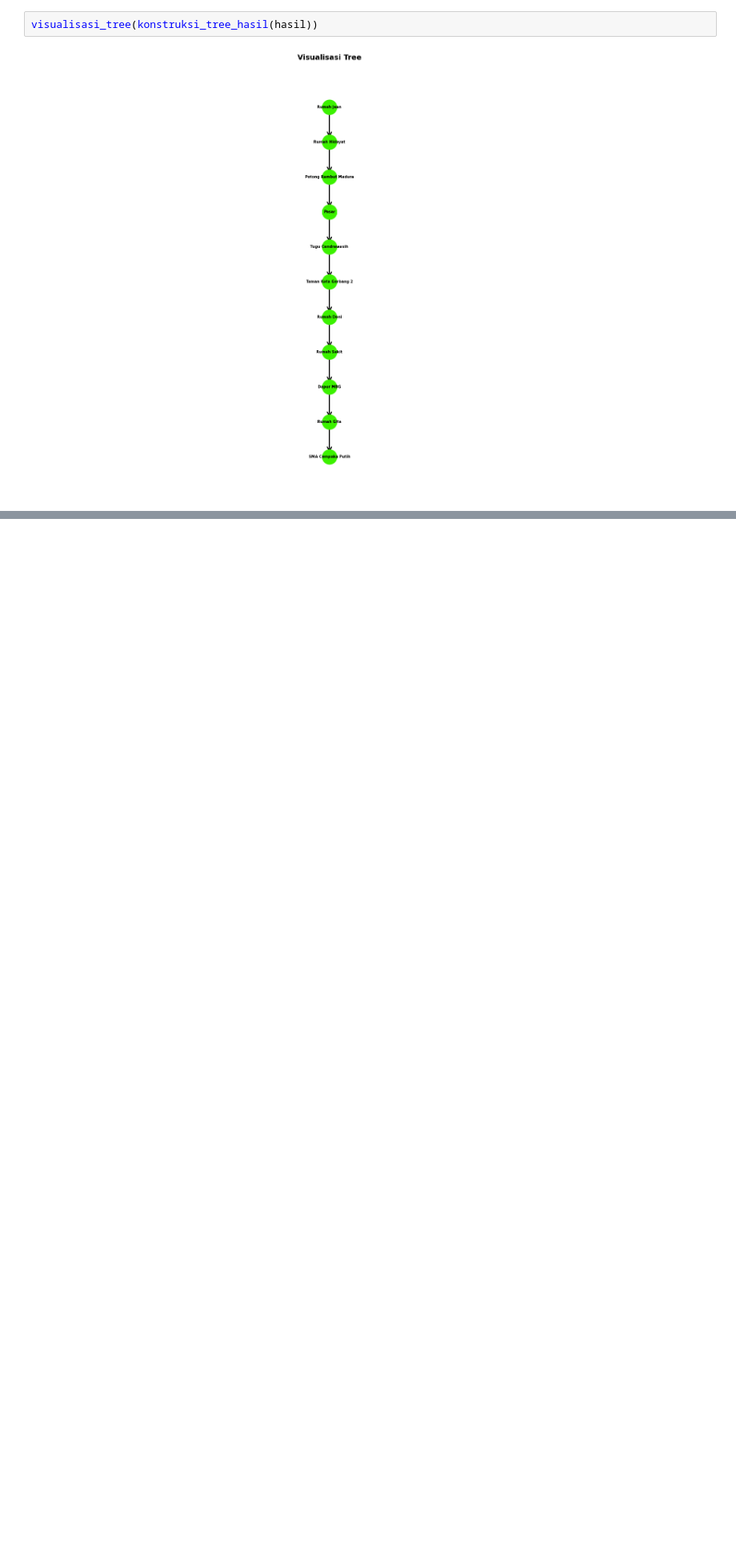
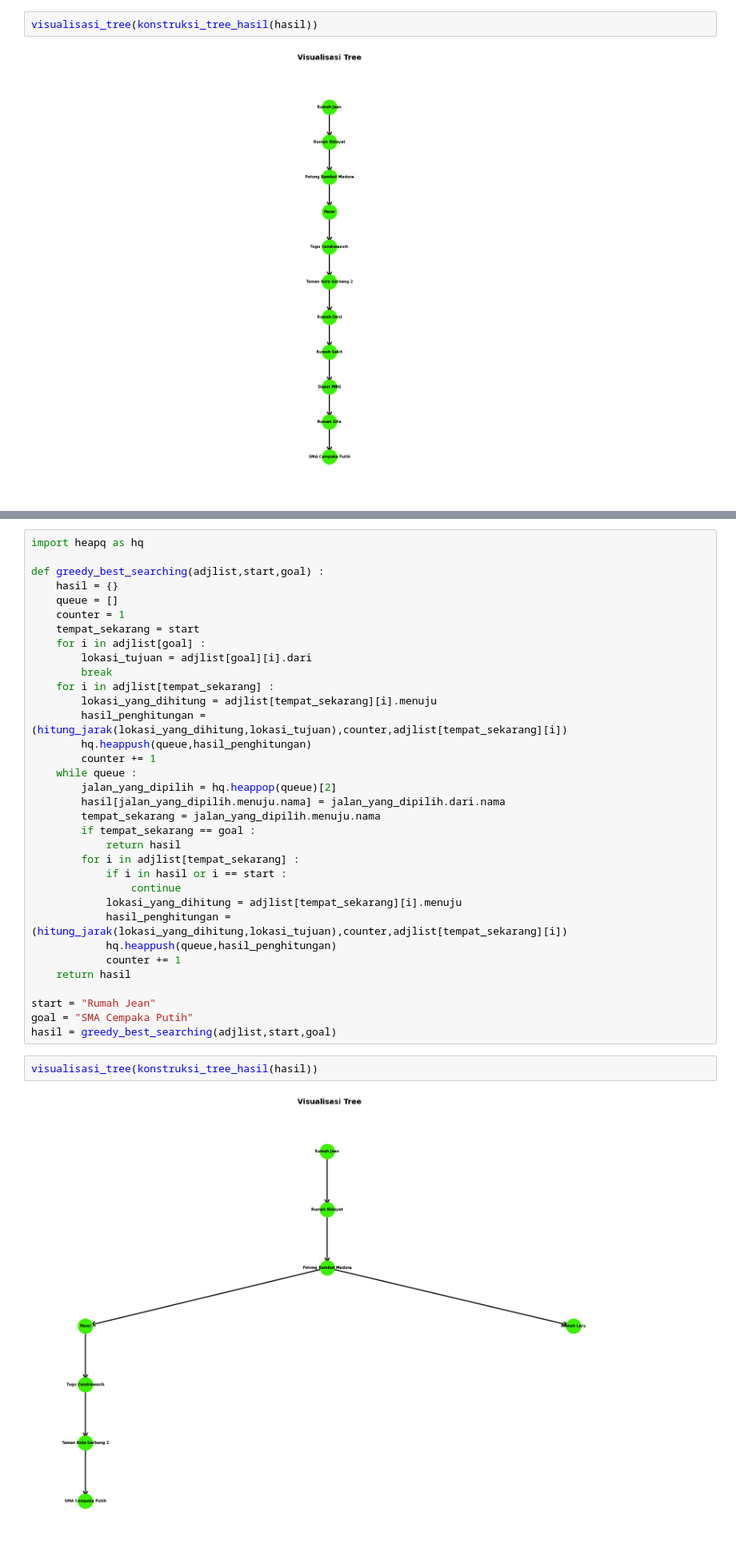
Before and after one commit to Gerhana0/PRAK-MDTG-B-2026, a Jupyter notebook: Pertemuan 5.ipynb, the cells around one changed output, grey strips where cells are left out. Shown at 80% size. Drawn from its saved outputs; the diff is of its cells as text; blank space fills up the shorter version.

```diff
--- a/Pertemuan 5.ipynb
+++ b/Pertemuan 5.ipynb
@@ -202,0 +248,38 @@ visualisasi_tree(konstruksi_jalan_terpendek(adjlist=hasil,start=start,goal=goal)
+# %%
+import heapq as hq
+
+def greedy_best_searching(adjlist,start,goal) :
+    hasil = {}
+    queue = []
+    counter = 1
+    tempat_sekarang = start
+    for i in adjlist[goal] :
+        lokasi_tujuan = adjlist[goal][i].dari
+        break
+    for i in adjlist[tempat_sekarang] :
+        lokasi_yang_dihitung = adjlist[tempat_sekarang][i].menuju
+        hasil_penghitungan = (hitung_jarak(lokasi_yang_dihitung,lokasi_tujuan),counter,adjlist[tempat_sekarang][i])
+        hq.heappush(queue,hasil_penghitungan)
+        counter += 1
+    while queue :
+        jalan_yang_dipilih = hq.heappop(queue)[2]
+        hasil[jalan_yang_dipilih.menuju.nama] = jalan_yang_dipilih.dari.nama
+        tempat_sekarang = jalan_yang_dipilih.menuju.nama
+        if tempat_sekarang == goal :
+            return hasil
+        for i in adjlist[tempat_sekarang] :
+            if i in hasil or i == start :
+                continue
+            lokasi_yang_dihitung = adjlist[tempat_sekarang][i].menuju
+            hasil_penghitungan = (hitung_jarak(lokasi_yang_dihitung,lokasi_tujuan),counter,adjlist[tempat_sekarang][i])
+            hq.heappush(queue,hasil_penghitungan)
+            counter += 1
+    return hasil
+
+start = "Rumah Jean"
+goal = "SMA Cempaka Putih"
+hasil = greedy_best_searching(adjlist,start,goal)
+# %%
+visualisasi_tree(konstruksi_tree_hasil(hasil))
+# %% [output]
+[figure, added]
```
Also changed, not shown: parts of 17 cells of this notebook, 1 other file.
